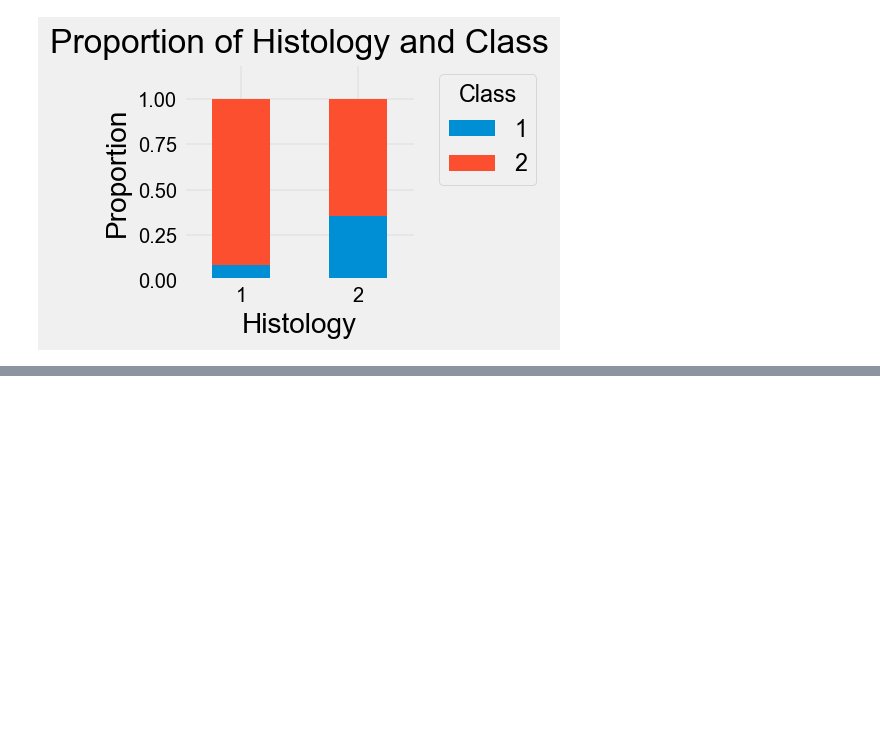
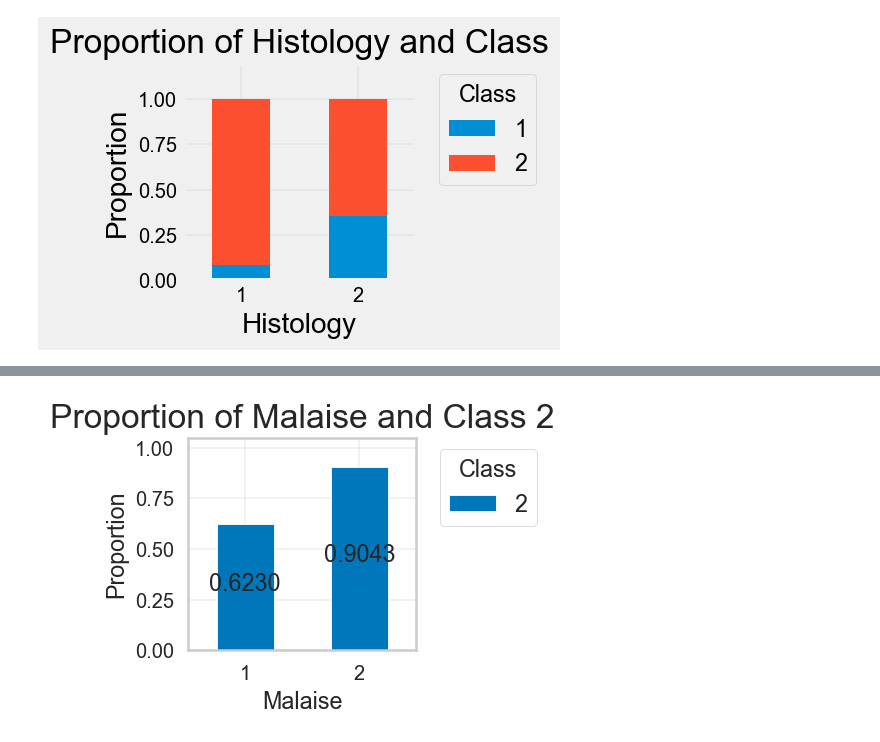
Before and after one commit to Karina-shih/cmse830_fds, a Jupyter notebook: midproject.ipynb, the cells around one changed output, grey strips where cells are left out. Cells and saved outputs as stored; diff of their text form; code cells hidden in the pictures; blank space fills up the shorter version.

```diff
--- a/midproject.ipynb
+++ b/midproject.ipynb
@@ -494,0 +594,36 @@ plt.show()
+# %%
+crosstab_proportions = pd.crosstab(
+    df_copy['Malaise'],
+    df_copy['Class'],
+    normalize='index'
+)
+
+
+if 1 in crosstab_proportions.columns:
+    plot_data = crosstab_proportions.drop(columns=[1])
+else:
+    plot_data = crosstab_proportions
+
+ax = plot_data.plot(
+    kind='bar',
+    stacked=True,
+    figsize=(4, 3)
+)
+
+ax.set_title('Proportion of Malaise and Class 2')
+ax.set_xlabel('Malaise')
+ax.set_ylabel('Proportion')
+ax.set_ylim(0, 1.05)
+
+ax.tick_params(axis='x', rotation=0)
+
+ax.legend(title='Class', bbox_to_anchor=(1.05, 1), loc='upper left')
+
+for c in ax.containers:
+    ax.bar_label(c, fmt='%.4f', label_type='center', padding=2)
+
+
+plt.tight_layout()
+plt.show()
+# %% [output]
+[figure, added]
```
Also changed, not shown: parts of 12 cells of this notebook.
